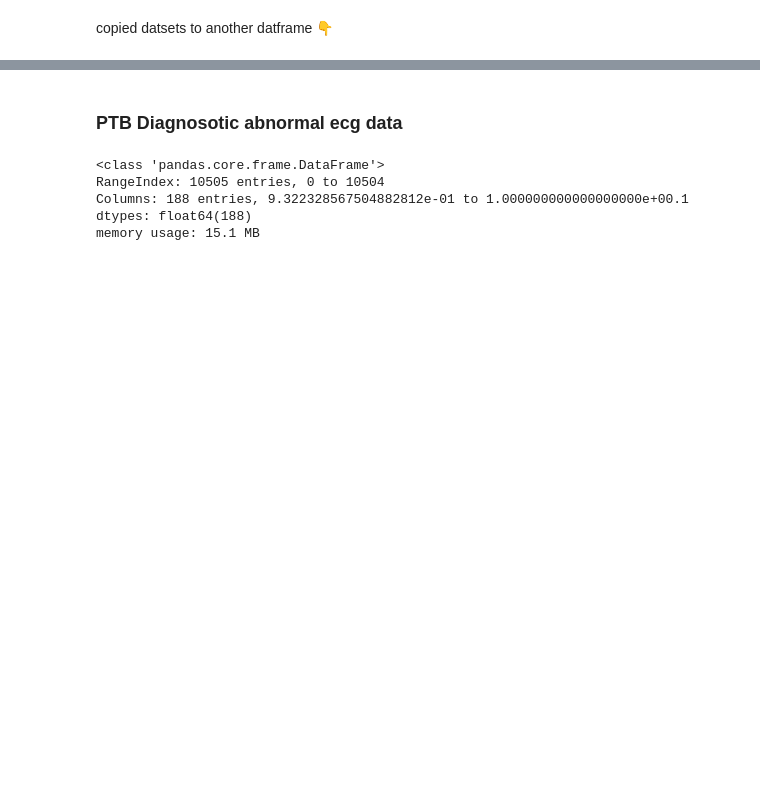
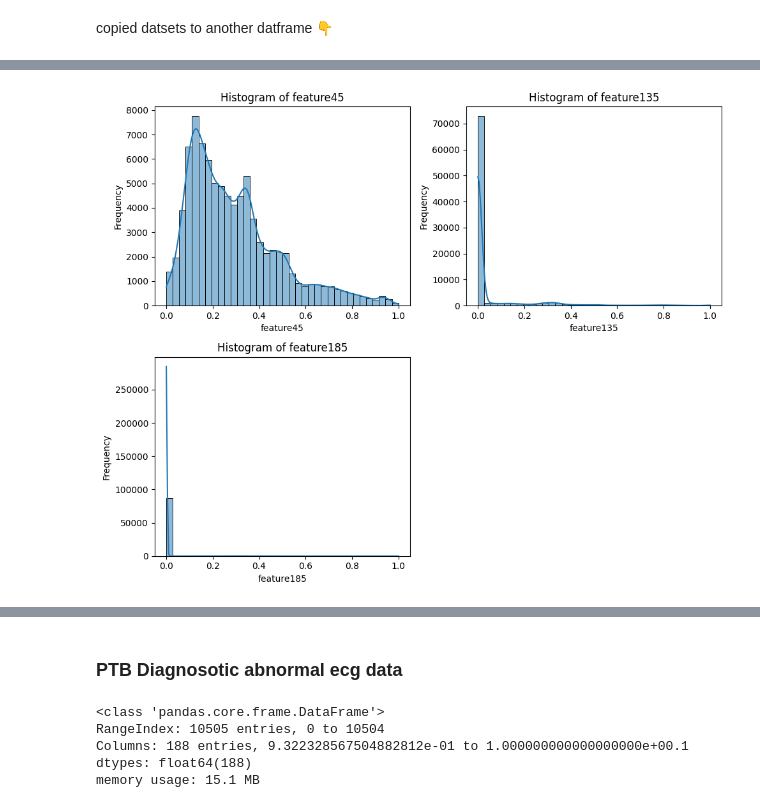
Before and after one commit to Mahim-SOL/ML_intern_task_SOL, a Jupyter notebook: Learning_task_of_SOL.ipynb, the cells around one changed output, grey strips where cells are left out. Saved outputs shown, nothing was run; the diff lists cells and outputs as text; code cells hidden in the pictures; blank space fills up the shorter version.

```diff
--- a/Learning_task_of_SOL.ipynb
+++ b/Learning_task_of_SOL.ipynb
@@ -130,0 +156,19 @@ import seaborn as sns
+# %%
+subset_features = ['feature45', 'feature135', 'feature185']
+n = len(subset_features)
+cols = 2
+rows = (n//cols)+(n%cols>0)
+
+plt.figure(figsize=(10, 4 * rows))
+
+for i, feature in enumerate(subset_features, 1):
+    plt.subplot(rows, cols, i)
+    sns.histplot(df1[feature], kde=True, bins=36)
+    plt.title(f'Histogram of {feature}')
+    plt.xlabel(feature)
+    plt.ylabel('Frequency')
+
+plt.tight_layout()
+plt.show()
+# %% [output]
+[figure, added]
```
Also changed, not shown: parts of 118 cells of this notebook.
